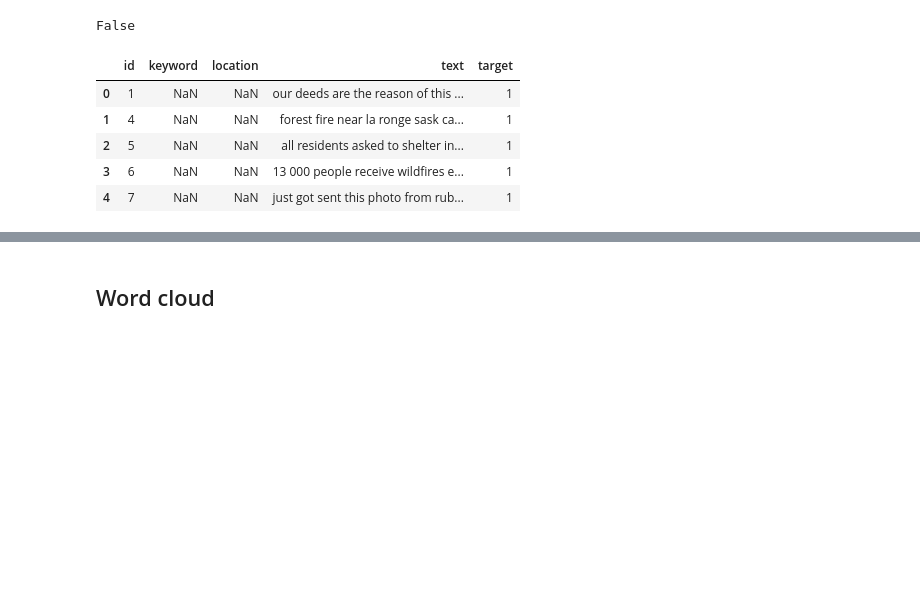
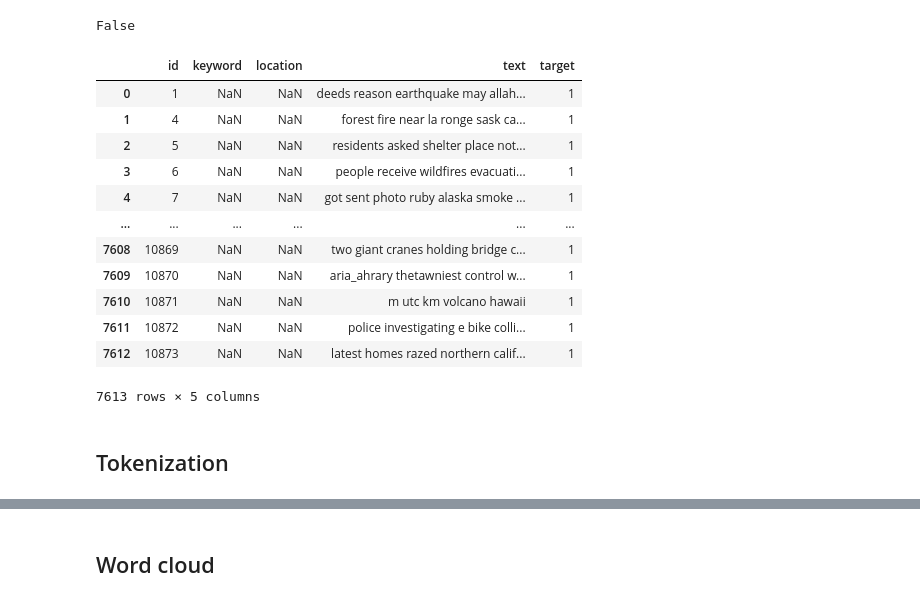
Before and after one commit to gha7all/DataScienceHub, a Jupyter notebook: week-3/disaster_tweets/tweets.ipynb, the cells around one changed output, grey strips where cells are left out. Cells and saved outputs as stored; diff of their text form; code cells hidden in the pictures; blank space fills up the shorter version.

```diff
--- a/week-3/disaster_tweets/tweets.ipynb
+++ b/week-3/disaster_tweets/tweets.ipynb
@@ -105,5 +107,3 @@ plt.bar(x, y)
 # %% [output]
 <BarContainer object of 30 artists>
 [figure]
-# %%
-sw_nltk = set(stopwords.words('english'))
@@ -109,0 +112,2 @@ sw_nltk = set(stopwords.words('english'))
+# %%
+train_df['text'] = train_df['text'].apply(lambda x: ' '.join([word for word in x.split() if word not in (sw_nltk)]))
@@ -112,7 +132,14 @@ sw_nltk = set(stopwords.words('english'))
 # %%
 def url_remover(text):
+    # urls
     text = re.sub(
-        r'/(?:(?:https?|ftp|file):\/\/|www\.|ftp\.)(?:\([-A-Z0-9+&@#\/%=~_|$?!:,.]*\)|[-A-Z0-9+&@#\/%=~_|$?!:,.])*         (?:\([-A-Z0-9+&@#\/%=~_|$?!:,.]*\)|[A-Z0-9+&@#\/%=~_|$])/igm', ' ', text)
+        r'https?://\S+|www\.\S+', '', text)
+
+    # html tags
+    text = re.sub(r'<.*?>', '', text)
+
+    # numbers
+    text = re.sub(r'\d+', '', text)
 
     return text
 # %%
@@ -208,11 +235,20 @@ test_df['location'] = test_df['location'].apply(
 
 test_df['text'] = test_df['text'].apply(lambda x: spell_correction(x))
 # %%
-train_df.head()
+train_df
 # %% [output]
 |  | id | keyword | location | text | target |
-| 0 | 1 | NaN | NaN | our deeds are the reason of this ... | 1 |
+| 0 | 1 | NaN | NaN | deeds reason earthquake may allah... | 1 |
 | 1 | 4 | NaN | NaN | forest fire near la ronge sask ca... | 1 |
-| 2 | 5 | NaN | NaN | all residents asked to shelter in... | 1 |
-| 3 | 6 | NaN | NaN | 13 000 people receive wildfires e... | 1 |
-| 4 | 7 | NaN | NaN | just got sent this photo from rub... | 1 |
+| 2 | 5 | NaN | NaN | residents asked shelter place not... | 1 |
+| 3 | 6 | NaN | NaN | people receive wildfires evacuati... | 1 |
+| 4 | 7 | NaN | NaN | got sent photo ruby alaska smoke ... | 1 |
+| ... | ... | ... | ... | ... | ... |
+| 7608 | 10869 | NaN | NaN | two giant cranes holding bridge c... | 1 |
+| 7609 | 10870 | NaN | NaN | aria_ahrary thetawniest control w... | 1 |
+| 7610 | 10871 | NaN | NaN | m utc km volcano hawaii | 1 |
+| 7611 | 10872 | NaN | NaN | police investigating e bike colli... | 1 |
+| 7612 | 10873 | NaN | NaN | latest homes razed northern calif... | 1 |
+7613 rows × 5 columns
+# %% [markdown]
+## Tokenization
```
Also changed, not shown: parts of 12 cells of this notebook.
